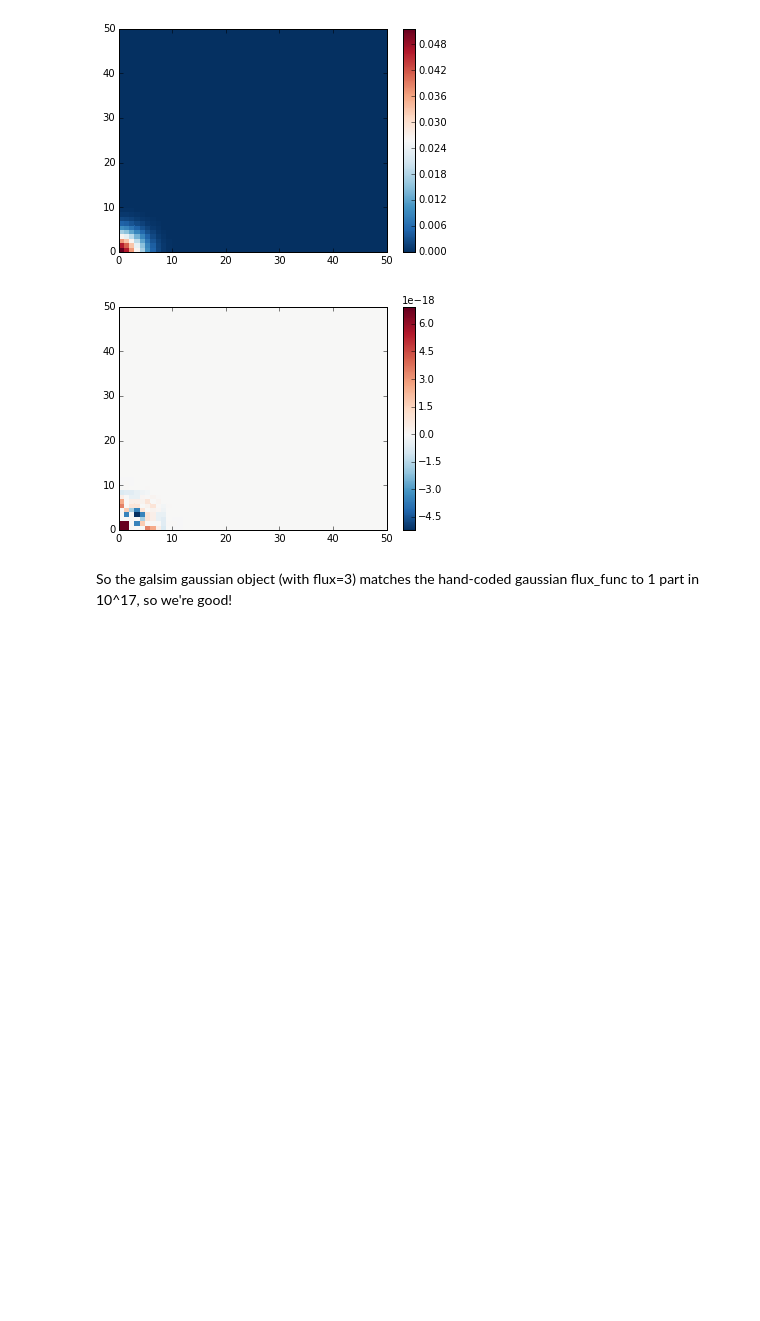
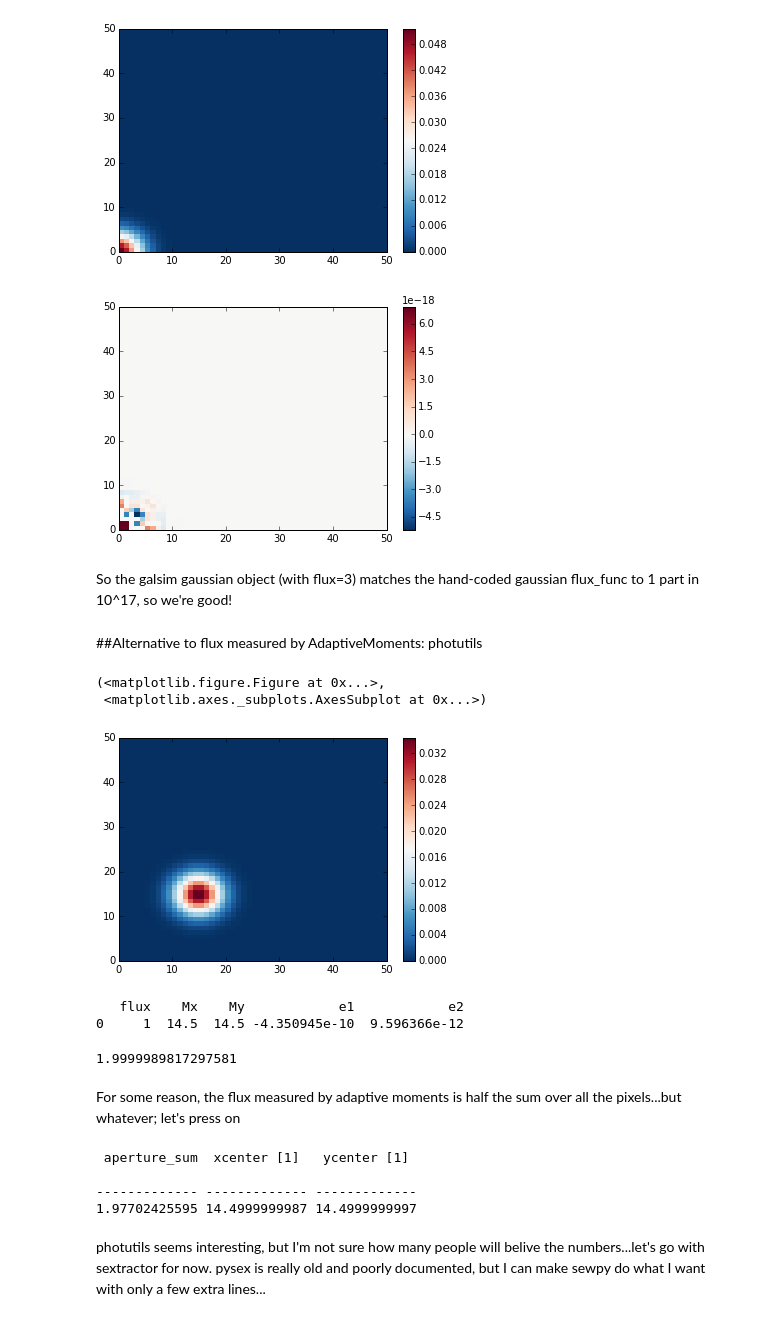
Before and after one commit to cpadavis/weak_sauce, a Jupyter notebook: notebooks/galsim_tests.ipynb, the cells around one changed output. Cells and saved outputs as stored; diff of their text form; code cells hidden in the pictures; blank space fills up the shorter version.

```diff
--- a/notebooks/galsim_tests.ipynb
+++ b/notebooks/galsim_tests.ipynb
@@ -39,3 +39,38 @@ src1.plot(src1.fluxes-src2.fluxes)
 [figure]
 # %% [markdown]
 So the galsim gaussian object (with flux=3) matches the hand-coded gaussian flux_func to 1 part in 10^17, so we're good!
+# %% [markdown]
+##Alternative to flux measured by AdaptiveMoments: photutils
+# %%
+test_gauss = galsim.Gaussian(sigma=3,flux=2)
+test_gauss = test_gauss.shift(15,15)
+phot_src = Source(num_x=51,flux_func=test_gauss)
+# %%
+phot_src.plot_pixel_grid()
+# %% [output]
+(<matplotlib.figure.Figure at 0x...>,
+ <matplotlib.axes._subplots.AxesSubplot at 0x...>)
+[figure, added]
+# %%
+res = phot_src.evaluate_psf()
+print res[['flux','Mx','My','e1','e2']]
+np.sum(phot_src.fluxes)
+# %% [output]
+   flux    Mx    My            e1            e2
+0     1  14.5  14.5 -4.350945e-10  9.596366e-12
+1.9999989817297581
+# %% [markdown]
+For some reason, the flux measured by adaptive moments is half the sum over all the pixels...but whatever; let's press on
+# %%
+from photutils import CircularAperture
+from photutils import aperture_photometry
+apertures = CircularAperture((res['Mx'],res['My']), r=9.)
+phot_table = aperture_photometry(phot_src.fluxes, apertures)
+print phot_table
+# %% [output]
+ aperture_sum  xcenter [1]   ycenter [1]
+
+------------- ------------- -------------
+1.97702425595 14.4999999987 14.4999999997
+# %% [markdown]
+photutils seems interesting, but I'm not sure how many people will belive the numbers...let's go with sextractor for now. pysex is really old and poorly documented, but I can make sewpy do what I want with only a few extra lines...
```
Also changed, not shown: parts of 2 cells of this notebook.
